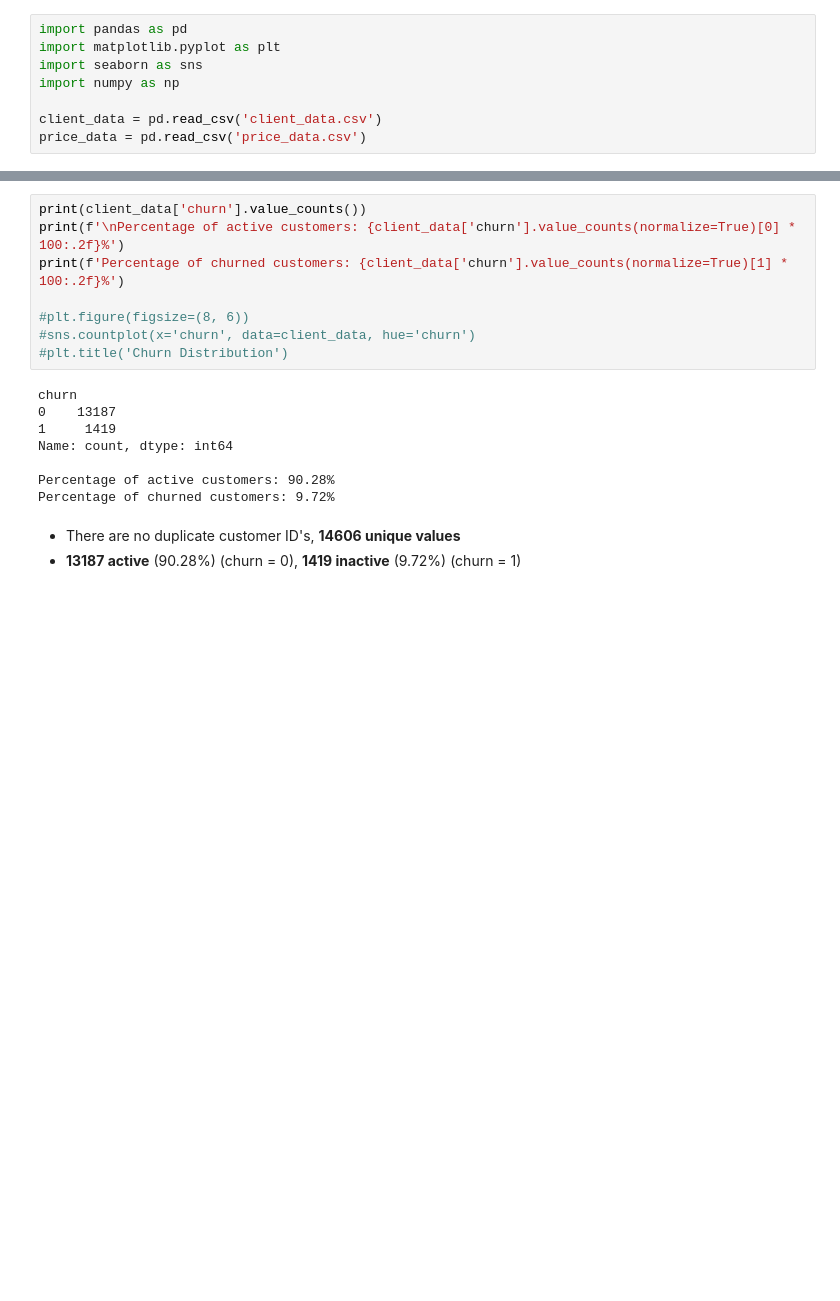
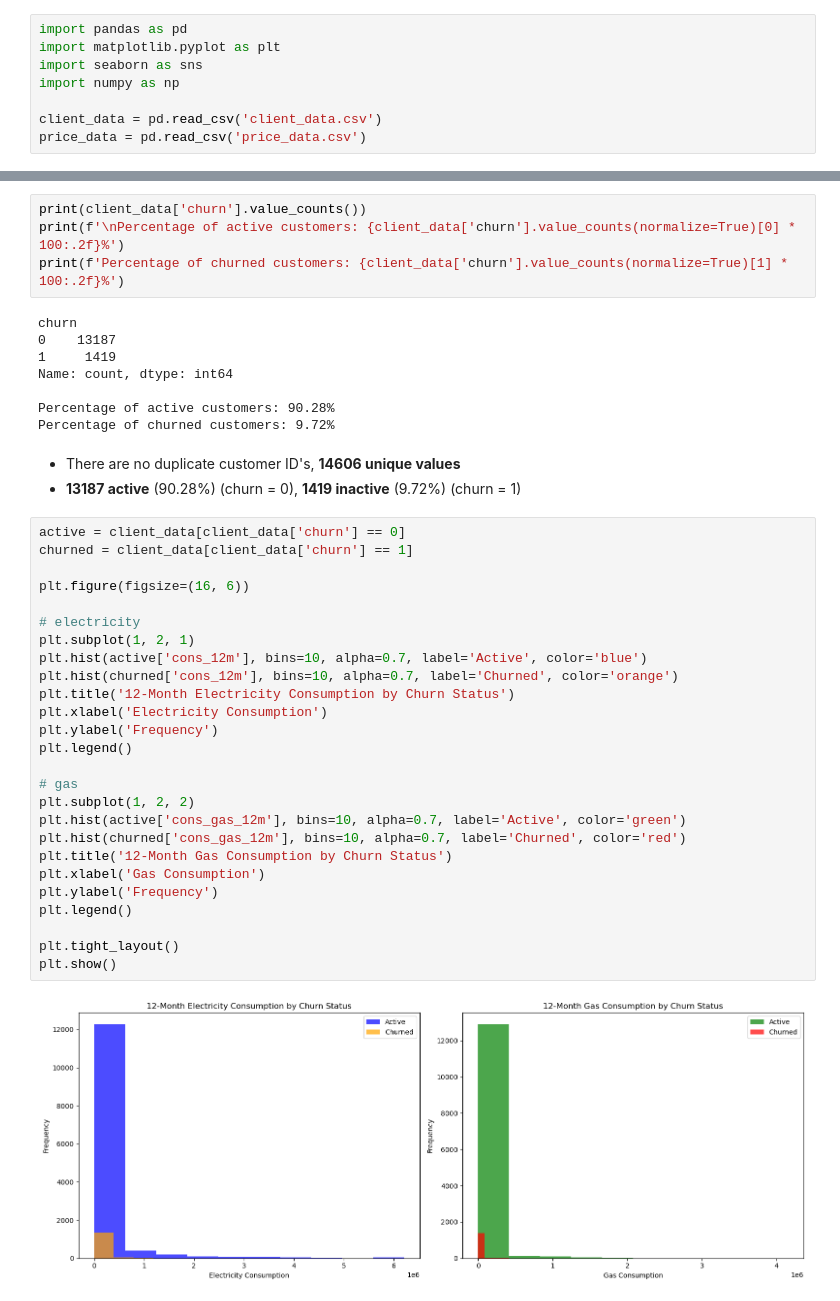
Before and after one commit to avonmims/Forage, a Jupyter notebook: BCG_X/eda.ipynb, the cells around one changed output, grey strips where cells are left out. Saved outputs shown, nothing was run; the diff lists cells and outputs as text; blank space fills up the shorter version.

Commit message:
churn ratios established, analyzing consumption patterns

```diff
--- a/BCG_X/eda.ipynb
+++ b/BCG_X/eda.ipynb
@@ -22,10 +40,6 @@ price_data = pd.read_csv('price_data.csv')
 print(client_data['churn'].value_counts())
 print(f'\nPercentage of active customers: {client_data['churn'].value_counts(normalize=True)[0] * 100:.2f}%')
 print(f'Percentage of churned customers: {client_data['churn'].value_counts(normalize=True)[1] * 100:.2f}%')
-
-#plt.figure(figsize=(8, 6))
-#sns.countplot(x='churn', data=client_data, hue='churn')
-#plt.title('Churn Distribution')
 # %% [output]
 churn
 0    13187
@@ -37,3 +51,31 @@ Percentage of churned customers: 9.72%
 # %% [markdown]
 - There are no duplicate customer ID's, **14606 unique values**
 - **13187 active** (90.28%) (churn = 0), **1419 inactive** (9.72%) (churn = 1)
+# %%
+active = client_data[client_data['churn'] == 0]
+churned = client_data[client_data['churn'] == 1]
+
+plt.figure(figsize=(16, 6))
+
+# electricity
+plt.subplot(1, 2, 1)
+plt.hist(active['cons_12m'], bins=10, alpha=0.7, label='Active', color='blue')
+plt.hist(churned['cons_12m'], bins=10, alpha=0.7, label='Churned', color='orange')
+plt.title('12-Month Electricity Consumption by Churn Status')
+plt.xlabel('Electricity Consumption')
+plt.ylabel('Frequency')
+plt.legend()
+
+# gas
+plt.subplot(1, 2, 2)
+plt.hist(active['cons_gas_12m'], bins=10, alpha=0.7, label='Active', color='green')
+plt.hist(churned['cons_gas_12m'], bins=10, alpha=0.7, label='Churned', color='red')
+plt.title('12-Month Gas Consumption by Churn Status')
+plt.xlabel('Gas Consumption')
+plt.ylabel('Frequency')
+plt.legend()
+
+plt.tight_layout()
+plt.show()
+# %% [output]
+[figure, added]
```
Also changed, not shown: parts of 1 cell of this notebook.
